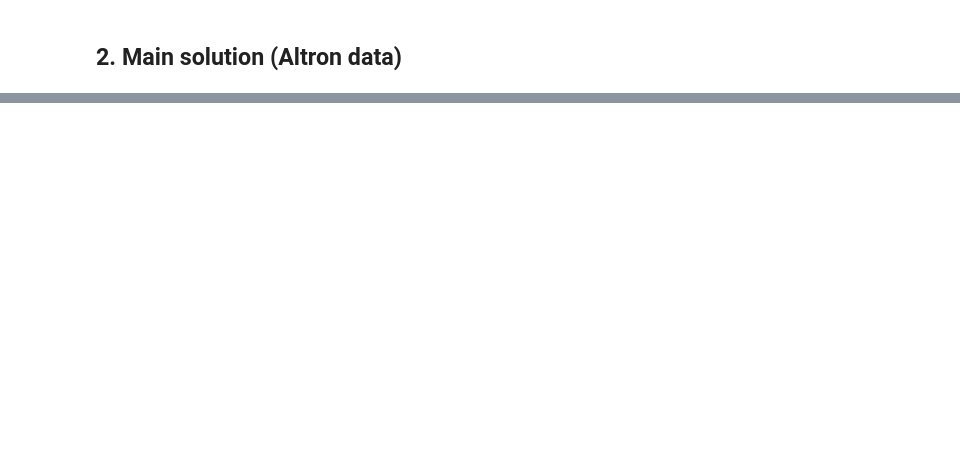
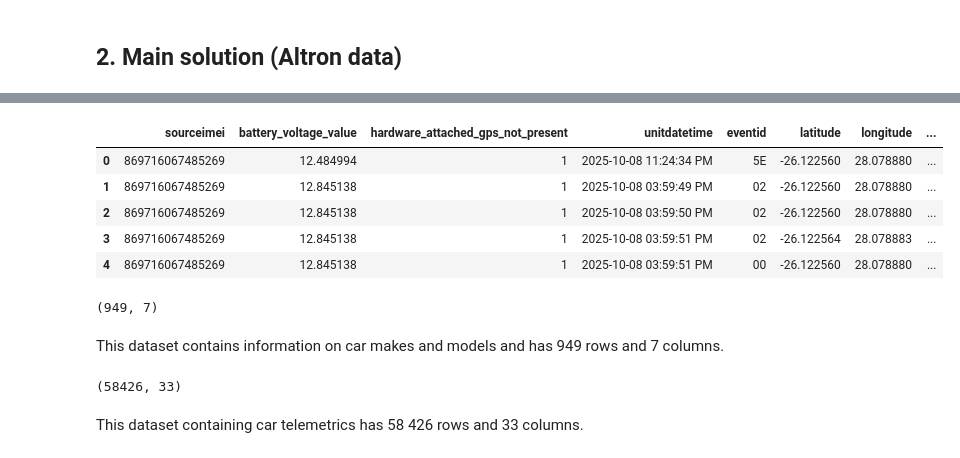
Before and after one commit to Shar-06/ChallengeTwo, a Jupyter notebook: Files/Notebook/DriverSafety.ipynb, the cells around one changed output, grey strips where cells are left out. Saved outputs shown, nothing was run; the diff lists cells and outputs as text; code cells hidden in the pictures; blank space fills up the shorter version.

```diff
--- a/Files/Notebook/DriverSafety.ipynb
+++ b/Files/Notebook/DriverSafety.ipynb
@@ -58,0 +61,30 @@ persons.head()
+# %%
+import pandas as pd
+try:
+    excel_url = "https://adbdatathon.s3.af-south-1.amazonaws.com/Datathon/Vehicle_Data.xlsx"
+
+    print(f"Attempting to read Excel file from URL: {excel_url}\n")
+
+    # No special options needed for a direct public HTTPS link
+    df_excel = pd.read_excel(excel_url)
+
+    print("✅ Successfully read Excel file from URL!")
+    print("First 5 rows of the Excel data:")
+    print(df_excel.head())
+
+except Exception as e:
+    print(f"❌ Error reading Excel file: {e}")
+try:
+    excel_url = "https://adbdatathon.s3.af-south-1.amazonaws.com/Datathon/part-00590-tid-6661262080813627668-5b71b33c-8263-4f63-9ea0-b9e2e435cab4-130881-1.c000.snappy.parquet"
+
+    print(f"Attempting to read Excel file from URL: {excel_url}\n")
+
+    # No special options needed for a direct public HTTPS link
+    df_parquet = pd.read_parquet(excel_url)
+
+    print("✅ Successfully read Excel file from URL!")
+    print("First 5 rows of the Excel data:")
+    print(df_parquet.head())
+
+except Exception as e:
+    print(f"❌ Error reading parquet file: {e}")
@@ -58,0 +118,22 @@ persons.head()
+# %%
+pd.set_option('display.max_columns',500)
+df_parquet.head()
+# %% [output]
+|  | sourceimei | battery_voltage_value | hardware_attached_gps_not_present | unitdatetime | eventid | latitude | longitude | ... |
+| 0 | 869716067485269 | 12.484994 | 1 | 2025-10-08 11:24:34 PM | 5E | -26.122560 | 28.078880 | ... |
+| 1 | 869716067485269 | 12.845138 | 1 | 2025-10-08 03:59:49 PM | 02 | -26.122560 | 28.078880 | ... |
+| 2 | 869716067485269 | 12.845138 | 1 | 2025-10-08 03:59:50 PM | 02 | -26.122560 | 28.078880 | ... |
+| 3 | 869716067485269 | 12.845138 | 1 | 2025-10-08 03:59:51 PM | 02 | -26.122564 | 28.078883 | ... |
+| 4 | 869716067485269 | 12.845138 | 1 | 2025-10-08 03:59:51 PM | 00 | -26.122560 | 28.078880 | ... |
+# %%
+df_excel.shape
+# %% [output]
+(949, 7)
+# %% [markdown]
+This dataset contains information on car makes and models and has 949 rows and 7 columns.
+# %%
+df_parquet.shape
+# %% [output]
+(58426, 33)
+# %% [markdown]
+This dataset containing car telemetrics has 58 426 rows and 33 columns.
```
Also changed, not shown: parts of 3 cells of this notebook.
